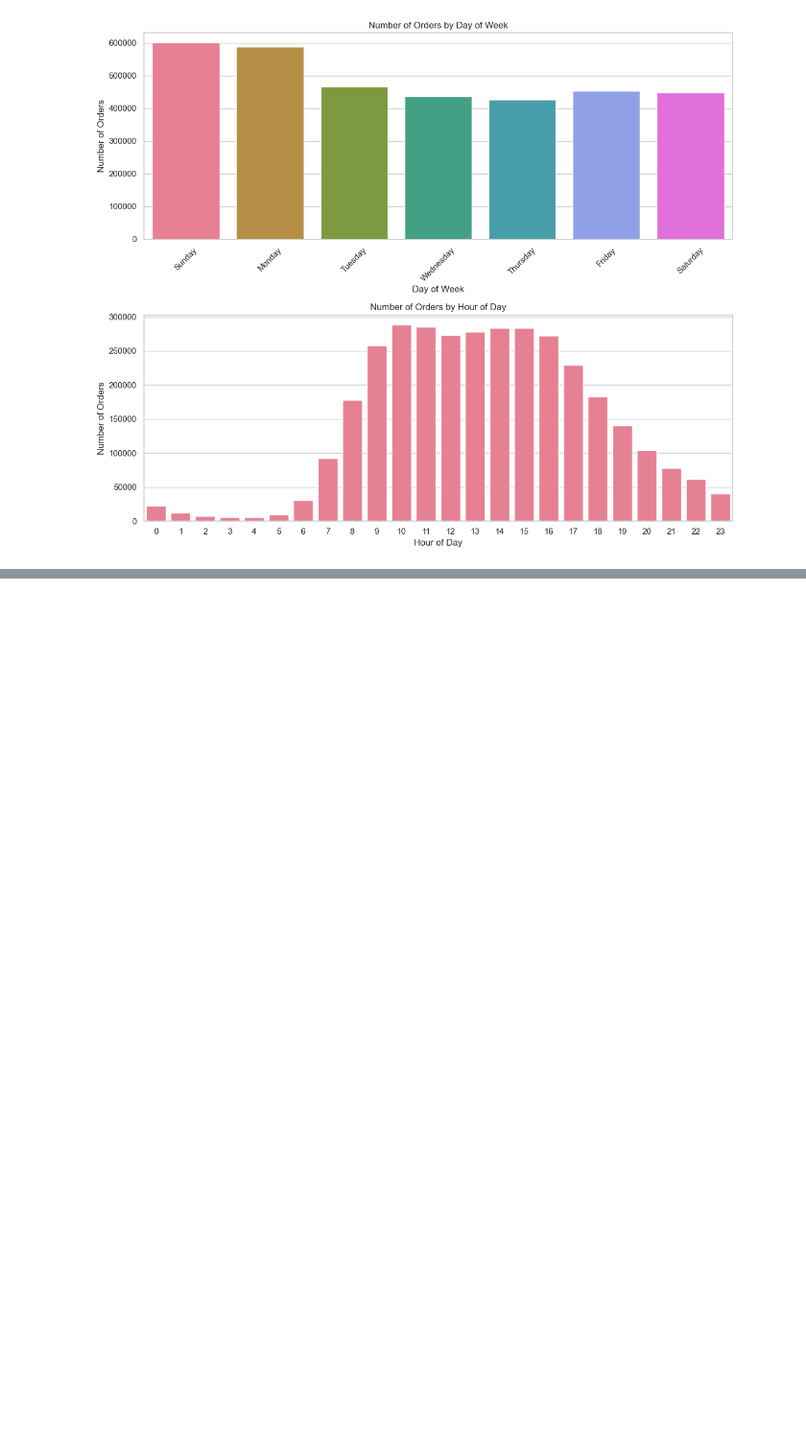
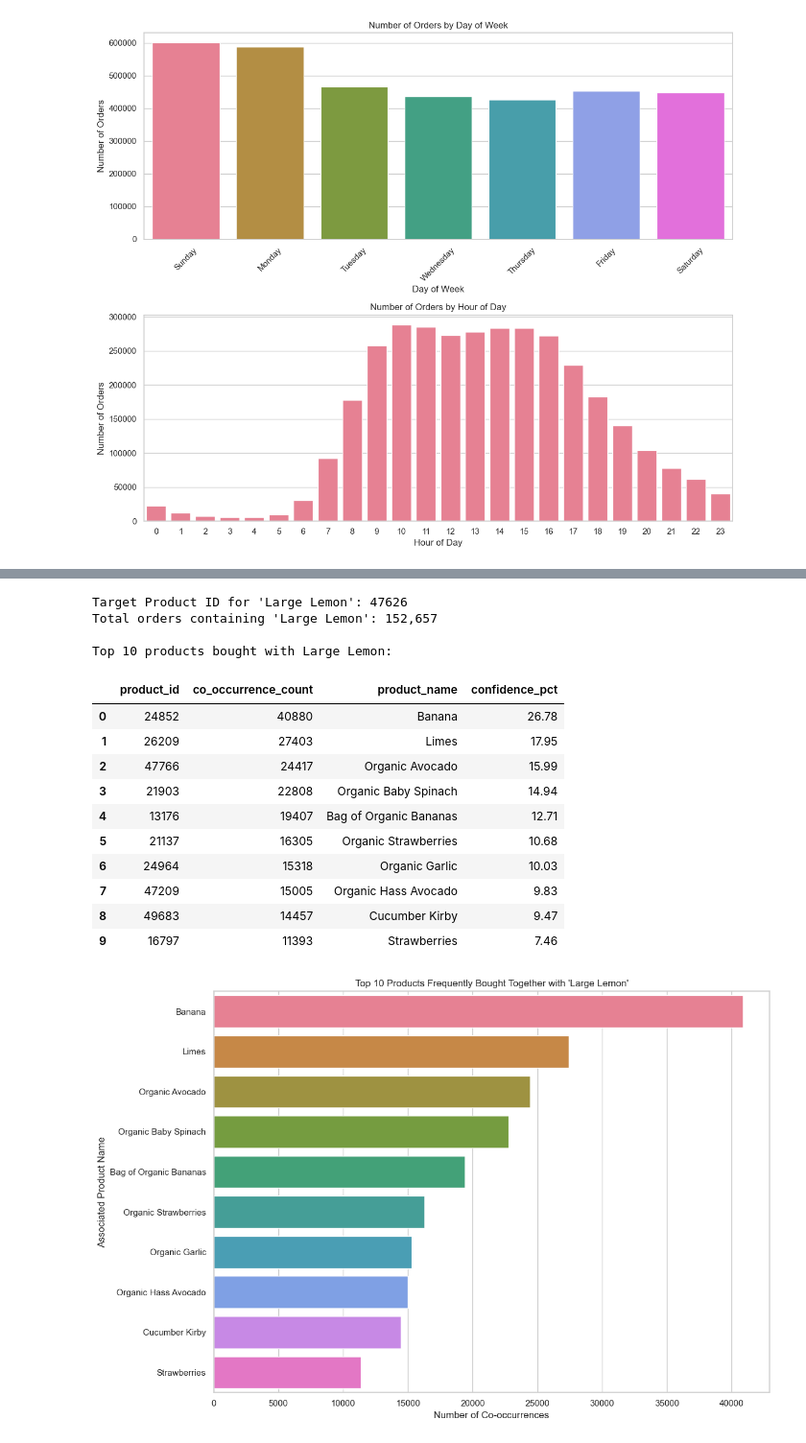
Before and after one commit to BloodRedSunSet/Instacart-Market, a Jupyter notebook: eda.ipynb, the cells around one changed output, grey strips where cells are left out. Shown at 96% size. Saved outputs shown, nothing was run; the diff lists cells and outputs as text; code cells hidden in the pictures; blank space fills up the shorter version.

```diff
--- a/eda.ipynb
+++ b/eda.ipynb
@@ -239,0 +315,73 @@ plt.show()
+# %%
+import matplotlib.pyplot as plt
+import seaborn as sns
+import pandas as pd
+
+products = datasets["products"]
+
+lemon_row = products[products["product_name"] == "Large Lemon"]
+lemon_id = lemon_row["product_id"].iloc[0]
+print(f"Target Product ID for 'Large Lemon': {lemon_id}")
+
+lemon_orders = order_products_prior[order_products_prior["product_id"] == lemon_id]["order_id"].unique()
+total_lemon_orders = len(lemon_orders)
+print(f"Total orders containing 'Large Lemon': {total_lemon_orders:,}\n")
+
+associated_baskets = order_products_prior[order_products_prior["order_id"].isin(lemon_orders)]
+
+associated_products = associated_baskets[associated_baskets["product_id"] != lemon_id]
+
+top_associated = (
+    associated_products["product_id"]
+    .value_counts()
+    .head(10)
+    .rename_axis("product_id")
+    .reset_index(name="co_occurrence_count")
+)
+
+top_associated_named = top_associated.merge(
+    products[["product_id", "product_name"]],
+    on="product_id",
+    how="left"
+)
+
+top_associated_named["confidence_pct"] = (top_associated_named["co_occurrence_count"] / total_lemon_orders * 100).round(2)
+
+print("Top 10 products bought with Large Lemon:")
+display(top_associated_named)
+
+sns.set_theme(style="whitegrid", palette="mako")
+fig, ax = plt.subplots(figsize=(12, 8))
+
+sns.barplot(
+    data=top_associated_named,
+    x="co_occurrence_count",
+    y="product_name",
+    hue="product_name",
+    dodge=False,
+    legend=False,
+    ax=ax
+)
+
+ax.set_title("Top 10 Products Frequently Bought Together with 'Large Lemon'")
+ax.set_xlabel("Number of Co-occurrences")
+ax.set_ylabel("Associated Product Name")
+plt.tight_layout()
+plt.show()
+# %% [output]
+Target Product ID for 'Large Lemon': 47626
+Total orders containing 'Large Lemon': 152,657
+
+Top 10 products bought with Large Lemon:
+|  | product_id | co_occurrence_count | product_name | confidence_pct |
+| 0 | 24852 | 40880 | Banana | 26.78 |
+| 1 | 26209 | 27403 | Limes | 17.95 |
+| 2 | 47766 | 24417 | Organic Avocado | 15.99 |
+| 3 | 21903 | 22808 | Organic Baby Spinach | 14.94 |
+| 4 | 13176 | 19407 | Bag of Organic Bananas | 12.71 |
+| 5 | 21137 | 16305 | Organic Strawberries | 10.68 |
+| 6 | 24964 | 15318 | Organic Garlic | 10.03 |
+| 7 | 47209 | 15005 | Organic Hass Avocado | 9.83 |
+| 8 | 49683 | 14457 | Cucumber Kirby | 9.47 |
+| 9 | 16797 | 11393 | Strawberries | 7.46 |
+[figure, added]
```
Also changed, not shown: parts of 1 cell of this notebook.
